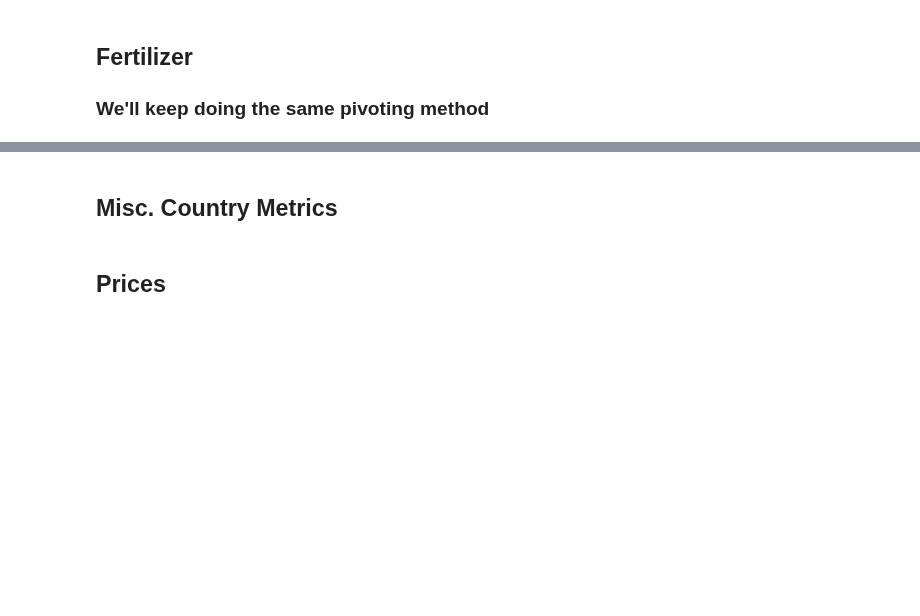
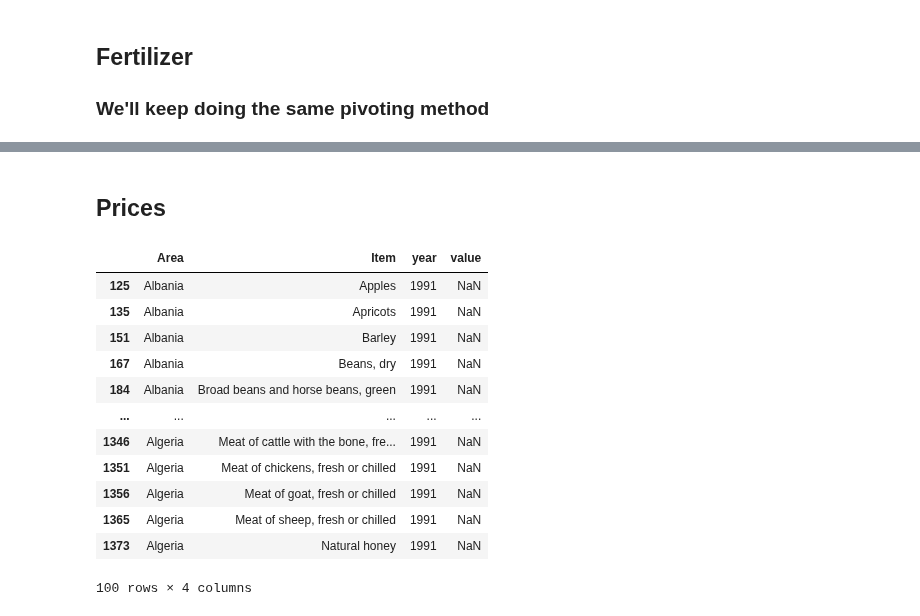
Before and after one commit to hunterblum/CloudFinal-Team1, a Jupyter notebook: Data/LengthenDFs.ipynb, the cells around one changed output, grey strips where cells are left out. Drawn from its saved outputs; the diff is of its cells as text; code cells hidden in the pictures; blank space fills up the shorter version.

```diff
--- a/Data/LengthenDFs.ipynb
+++ b/Data/LengthenDFs.ipynb
@@ -44,2 +93,0 @@ fert_long.to_csv()
-# %% [markdown]
-## Misc. Country Metrics
@@ -60,12 +96,33 @@ misc_long.to_csv()
 # %%
 prices = pd.read_csv('Prices.csv')
 prices.head(5)
 
 # More different cols
 years_list = prices.iloc[:, 11:75].columns.values.tolist()
 
 # Melt to get rows
 prices_long = pd.melt(prices, id_vars = ['Area', 'Item', 'Element', 'Months'],
-                      value_vars = years_list)
-prices.head()
-prices_long.to_csv()
+                      value_vars = years_list, var_name="year")
+
+prices_long['year']=  prices_long['year'].str.extract(r'(\d+)', expand=False)
+prices_long = prices_long[prices_long['Element'] == 'Producer Price (USD/tonne)']
+prices_long = prices_long.drop(['Element', 'Months'], axis = 1)
+prices_long['value'] = prices_long['value'].astype(float)
+prices_long['year'] = prices_long['year'].astype(int)
+
+
+prices_long.head(100)
+# %% [output]
+|  | Area | Item | year | value |
+| 125 | Albania | Apples | 1991 | NaN |
+| 135 | Albania | Apricots | 1991 | NaN |
+| 151 | Albania | Barley | 1991 | NaN |
+| 167 | Albania | Beans, dry | 1991 | NaN |
+| 184 | Albania | Broad beans and horse beans, green | 1991 | NaN |
+| ... | ... | ... | ... | ... |
+| 1346 | Algeria | Meat of cattle with the bone, fre... | 1991 | NaN |
+| 1351 | Algeria | Meat of chickens, fresh or chilled | 1991 | NaN |
+| 1356 | Algeria | Meat of goat, fresh or chilled | 1991 | NaN |
+| 1365 | Algeria | Meat of sheep, fresh or chilled | 1991 | NaN |
+| 1373 | Algeria | Natural honey | 1991 | NaN |
+100 rows × 4 columns
```
Also changed, not shown: parts of 10 cells of this notebook, 1 other file.
